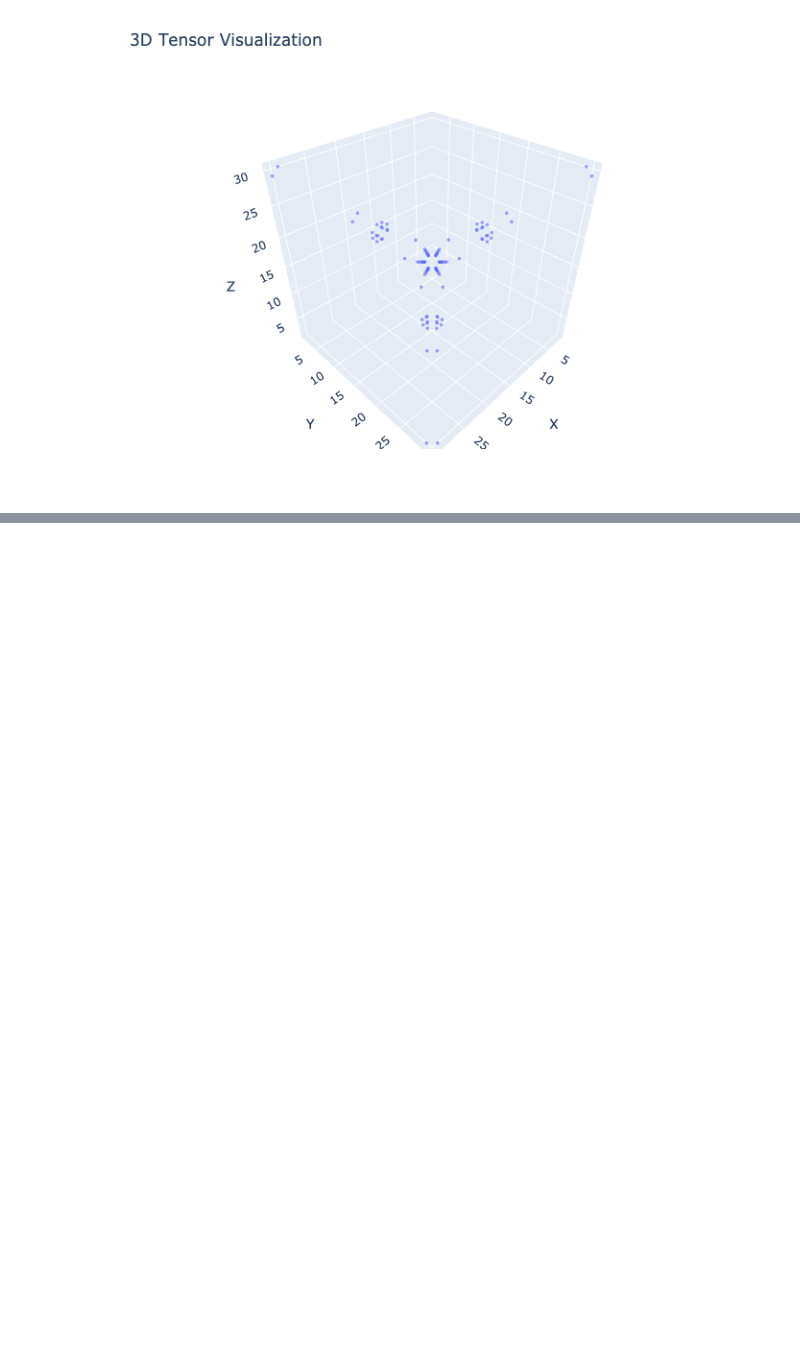
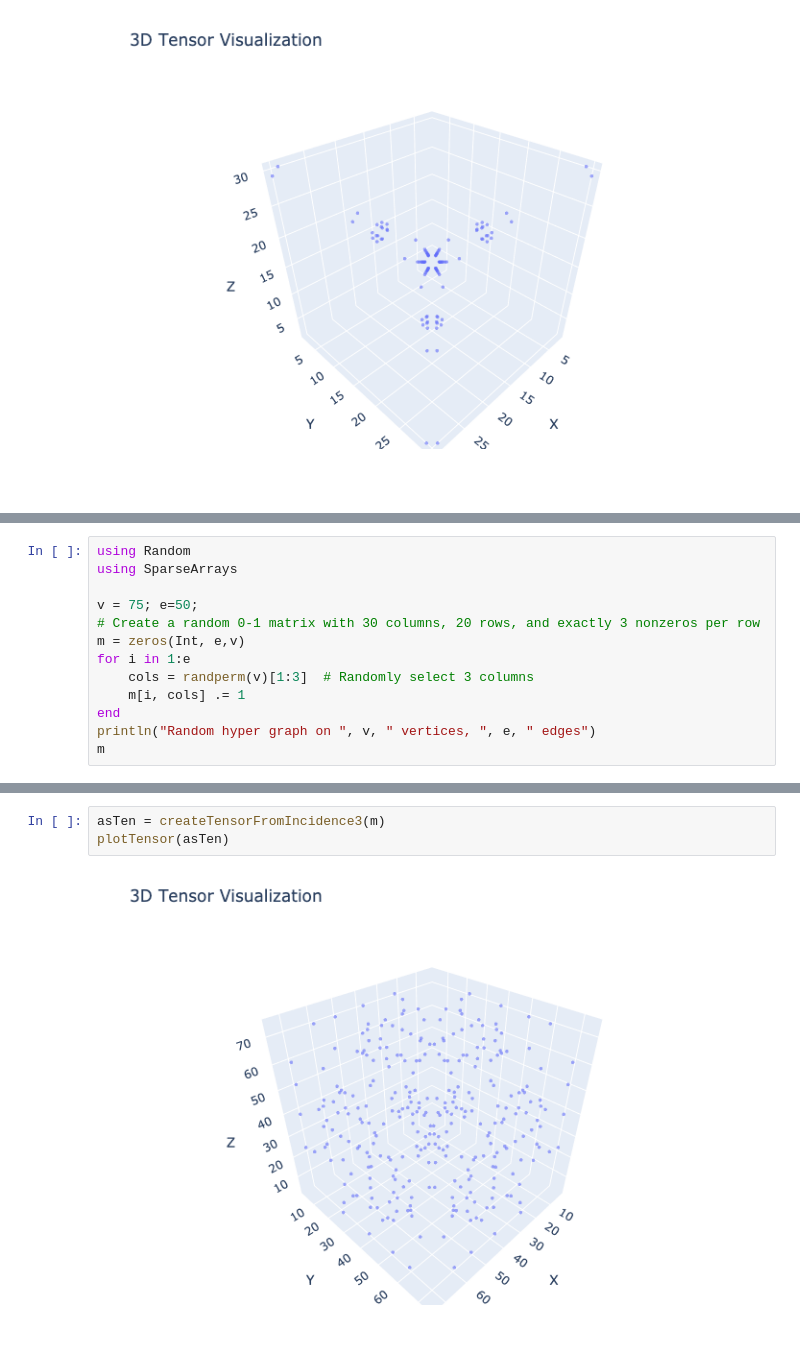
Before and after one commit to thetensor-space/OpenDleto, a Jupyter notebook: examples/Hypergraph.ipynb, the cells around one changed output, grey strips where cells are left out. Saved outputs shown, nothing was run; the diff lists cells and outputs as text; blank space fills up the shorter version.

Commit message:
hypergraph

```diff
--- a/examples/Hypergraph.ipynb
+++ b/examples/Hypergraph.ipynb
@@ -89,0 +117,13 @@ hypgraph_small = [ 1 0 1 1;
+# %%
+using Random
+using SparseArrays
+
+v = 75; e=50;
+# Create a random 0-1 matrix with 30 columns, 20 rows, and exactly 3 nonzeros per row
+m = zeros(Int, e,v)
+for i in 1:e
+    cols = randperm(v)[1:3]  # Randomly select 3 columns
+    m[i, cols] .= 1
+end
+println("Random hyper graph on ", v, " vertices, ", e, " edges")
+m
@@ -89,0 +149,5 @@ hypgraph_small = [ 1 0 1 1;
+# %%
+asTen = createTensorFromIncidence3(m)
+plotTensor(asTen)
+# %% [output]
+[figure, added]
```
Also changed, not shown: parts of 11 cells of this notebook, 1 other file.
